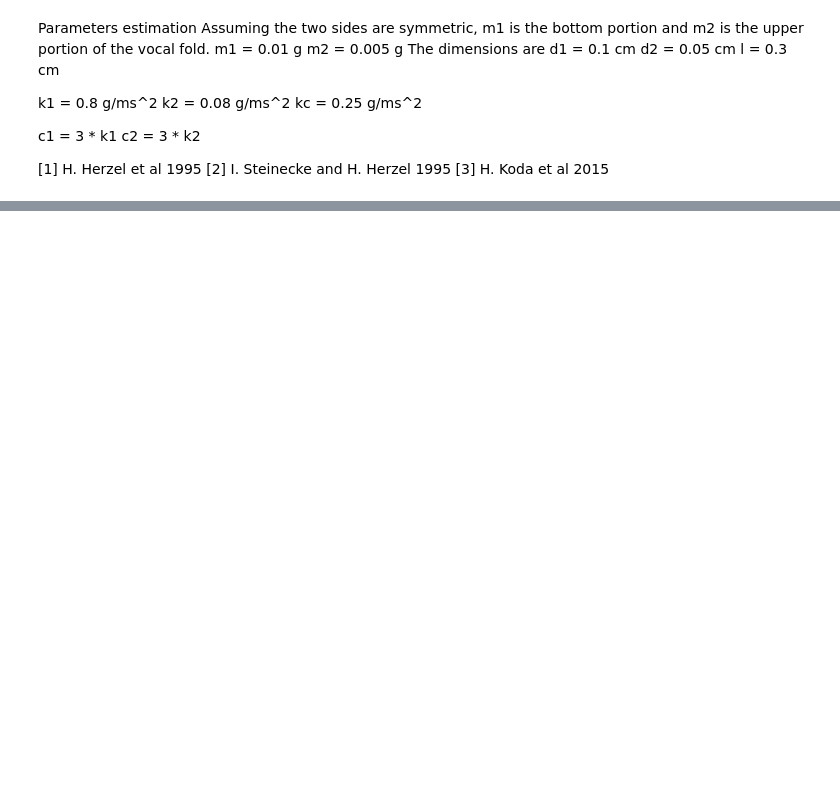
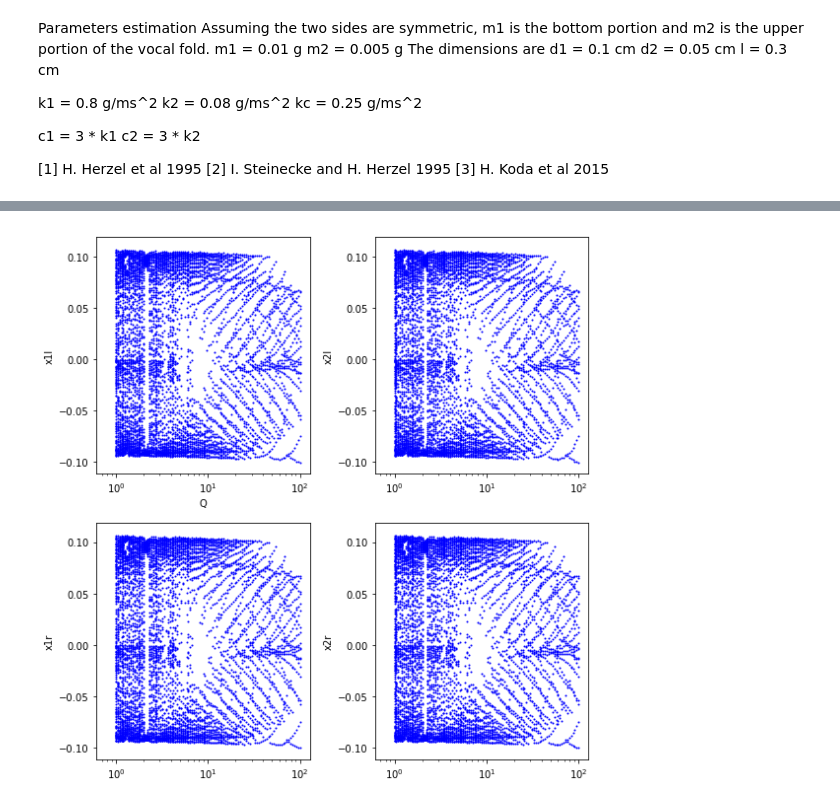
Before and after one commit to yisiszhang/two_mass_model, a Jupyter notebook: two_mass_model.ipynb, the cells around one changed output, grey strips where cells are left out. Saved outputs shown, nothing was run; the diff lists cells and outputs as text; code cells hidden in the pictures; blank space fills up the shorter version.

```diff
--- a/two_mass_model.ipynb
+++ b/two_mass_model.ipynb
@@ -153 +165,45 @@ for Q in QQ:
     xb2r[Q] = y[zc[zc>lm],4]
+# %%
+# Plot results
+fig = plt.figure(1, figsize=(8,8))
+
+# Feigenbaum plot x1l
+ax1l = fig.add_subplot(221)
+qq,xx = zip(*xb1l.items())
+for q, x in zip(qq, xx):
+    plt.scatter([q] * len(x), x, s=1, c='blue')
+ax1l.set_xlabel('Q')
+ax1l.set_ylabel('x1l')
+ax1l.set_xscale('log')
+
+# Feigenbaum plot x2l
+ax2l = fig.add_subplot(222)
+qq,xx = zip(*xb2l.items())
+for q, x in zip(qq, xx):
+    plt.scatter([q] * len(x), x, s=1, c='blue')
+ax1l.set_xlabel('Q')
+ax2l.set_ylabel('x2l')
+ax2l.set_xscale('log')
+
+# Feigenbaum plot x1r
+ax1r = fig.add_subplot(223)
+qq,xx = zip(*xb1r.items())
+for q, x in zip(qq, xx):
+    plt.scatter([q] * len(x), x, s=1, c='blue')
+ax1l.set_xlabel('Q')
+ax1r.set_ylabel('x1r')
+ax1r.set_xscale('log')
+
+# Feigenbaum plot x2r
+ax2r = fig.add_subplot(224)
+qq,xx = zip(*xb2r.items())
+for q, x in zip(qq, xx):
+    plt.scatter([q] * len(x), x, s=1, c='blue')
+ax1l.set_xlabel('Q')
+ax2r.set_ylabel('x2r')
+ax2r.set_xscale('log')
+
+plt.tight_layout()
+plt.show()
+# %% [output]
+[figure, added]
```
Also changed, not shown: parts of 8 cells of this notebook, 1 other file.
